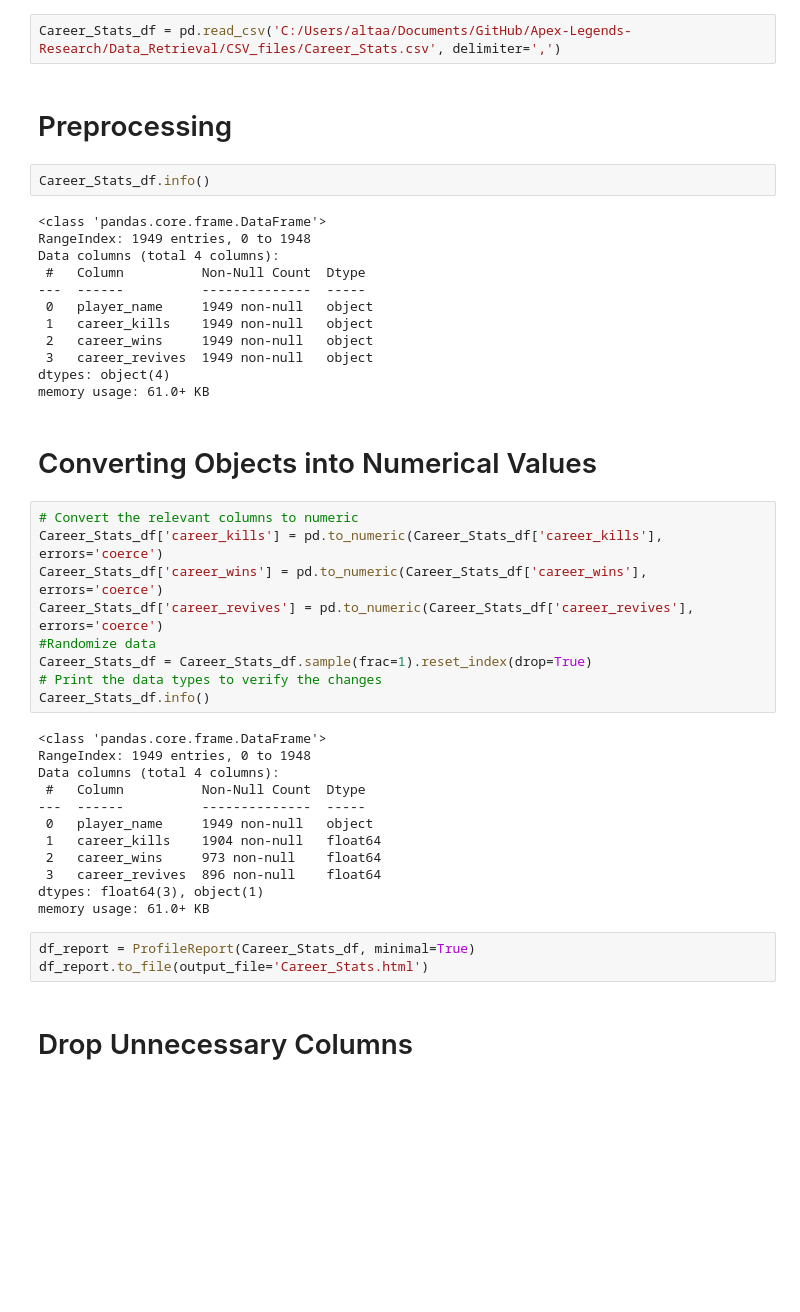
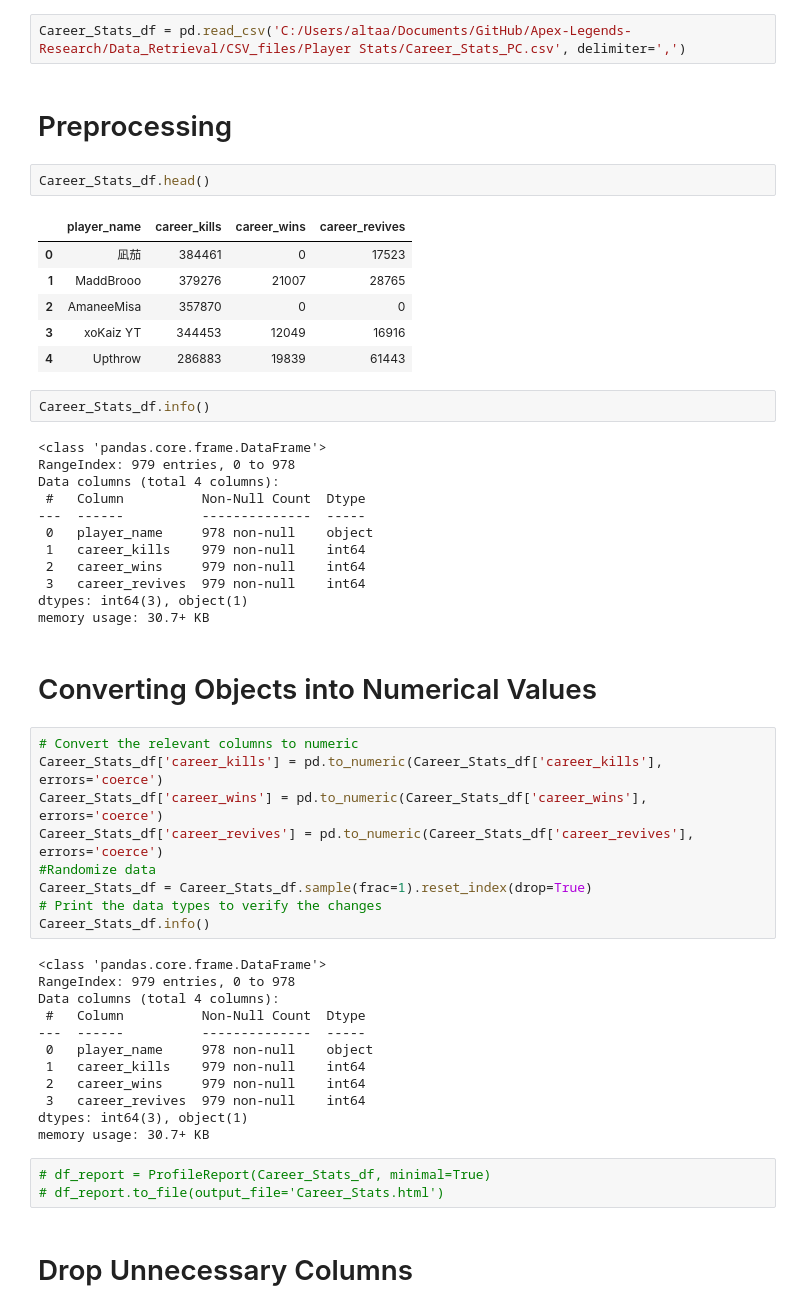
Before and after one commit to AltaafAlly/Apex-Legends-Research, a Jupyter notebook: Data_Retrieval/py_files/Notebook_For_Data_Preprocessing/Data-Preprocessing.ipynb, the cells around one changed output. Saved outputs shown, nothing was run; the diff lists cells and outputs as text; blank space fills up the shorter version.

```diff
--- a/Data_Retrieval/py_files/Notebook_For_Data_Preprocessing/Data-Preprocessing.ipynb
+++ b/Data_Retrieval/py_files/Notebook_For_Data_Preprocessing/Data-Preprocessing.ipynb
@@ -22,23 +23,32 @@ from tensorflow.keras.layers import Input, Dense
 # %% [markdown]
 # Data Import
 # %%
-Career_Stats_df = pd.read_csv('C:/Users/altaa/Documents/GitHub/Apex-Legends-Research/Data_Retrieval/CSV_files/Career_Stats.csv', delimiter=',')
+Career_Stats_df = pd.read_csv('C:/Users/altaa/Documents/GitHub/Apex-Legends-Research/Data_Retrieval/CSV_files/Player Stats/Career_Stats_PC.csv', delimiter=',')
 # %% [markdown]
 # Preprocessing
+# %%
+Career_Stats_df.head()
+# %% [output]
+|  | player_name | career_kills | career_wins | career_revives |
+| 0 | 凪茄 | 384461 | 0 | 17523 |
+| 1 | MaddBrooo | 379276 | 21007 | 28765 |
+| 2 | AmaneeMisa | 357870 | 0 | 0 |
+| 3 | xoKaiz YT | 344453 | 12049 | 16916 |
+| 4 | Upthrow | 286883 | 19839 | 61443 |
 # %%
 Career_Stats_df.info()
 # %% [output]
 <class 'pandas.core.frame.DataFrame'>
-RangeIndex: 1949 entries, 0 to 1948
+RangeIndex: 979 entries, 0 to 978
 Data columns (total 4 columns):
  #   Column          Non-Null Count  Dtype
 ---  ------          --------------  -----
- 0   player_name     1949 non-null   object
- 1   career_kills    1949 non-null   object
- 2   career_wins     1949 non-null   object
- 3   career_revives  1949 non-null   object
-dtypes: object(4)
-memory usage: 61.0+ KB
+ 0   player_name     978 non-null    object
+ 1   career_kills    979 non-null    int64
+ 2   career_wins     979 non-null    int64
+ 3   career_revives  979 non-null    int64
+dtypes: int64(3), object(1)
+memory usage: 30.7+ KB
 # %% [markdown]
 # Converting Objects into Numerical Values
 # %%
@@ -52,19 +62,19 @@ Career_Stats_df = Career_Stats_df.sample(frac=1).reset_index(drop=True)
 Career_Stats_df.info()
 # %% [output]
 <class 'pandas.core.frame.DataFrame'>
-RangeIndex: 1949 entries, 0 to 1948
+RangeIndex: 979 entries, 0 to 978
 Data columns (total 4 columns):
  #   Column          Non-Null Count  Dtype
 ---  ------          --------------  -----
- 0   player_name     1949 non-null   object
- 1   career_kills    1904 non-null   float64
- 2   career_wins     973 non-null    float64
- 3   career_revives  896 non-null    float64
-dtypes: float64(3), object(1)
-memory usage: 61.0+ KB
+ 0   player_name     978 non-null    object
+ 1   career_kills    979 non-null    int64
+ 2   career_wins     979 non-null    int64
+ 3   career_revives  979 non-null    int64
+dtypes: int64(3), object(1)
+memory usage: 30.7+ KB
 # %%
-df_report = ProfileReport(Career_Stats_df, minimal=True)
-df_report.to_file(output_file='Career_Stats.html')
+# df_report = ProfileReport(Career_Stats_df, minimal=True)
+# df_report.to_file(output_file='Career_Stats.html')
 # %% [markdown]
 # Drop Unnecessary Columns
 # %%
```
Also changed, not shown: parts of 8 cells of this notebook, 27 other files.
